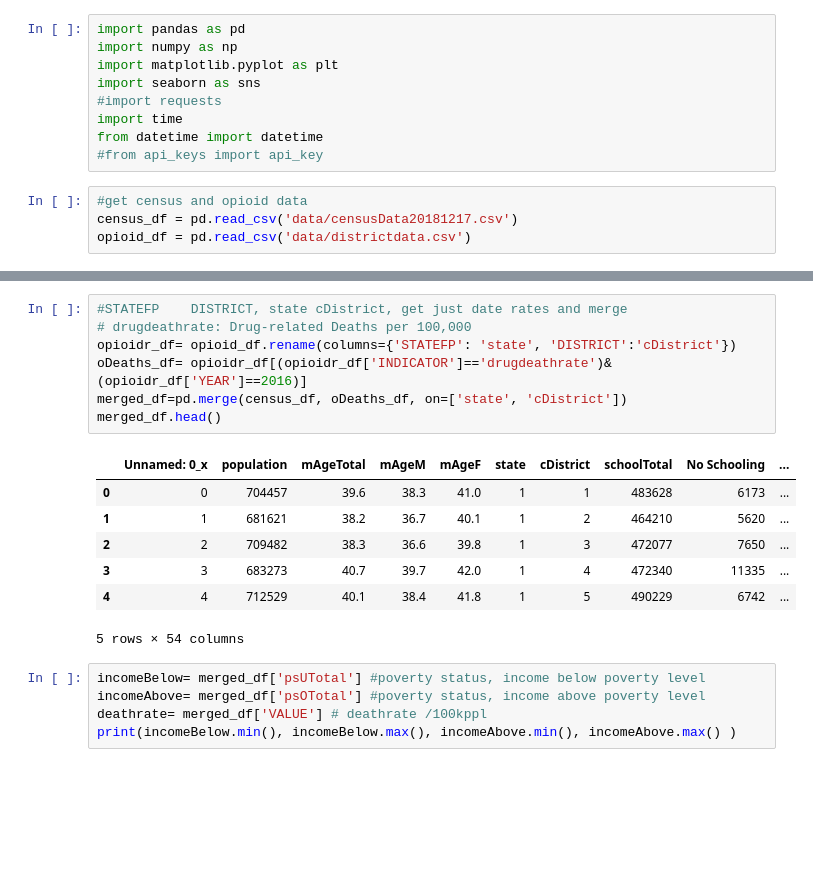
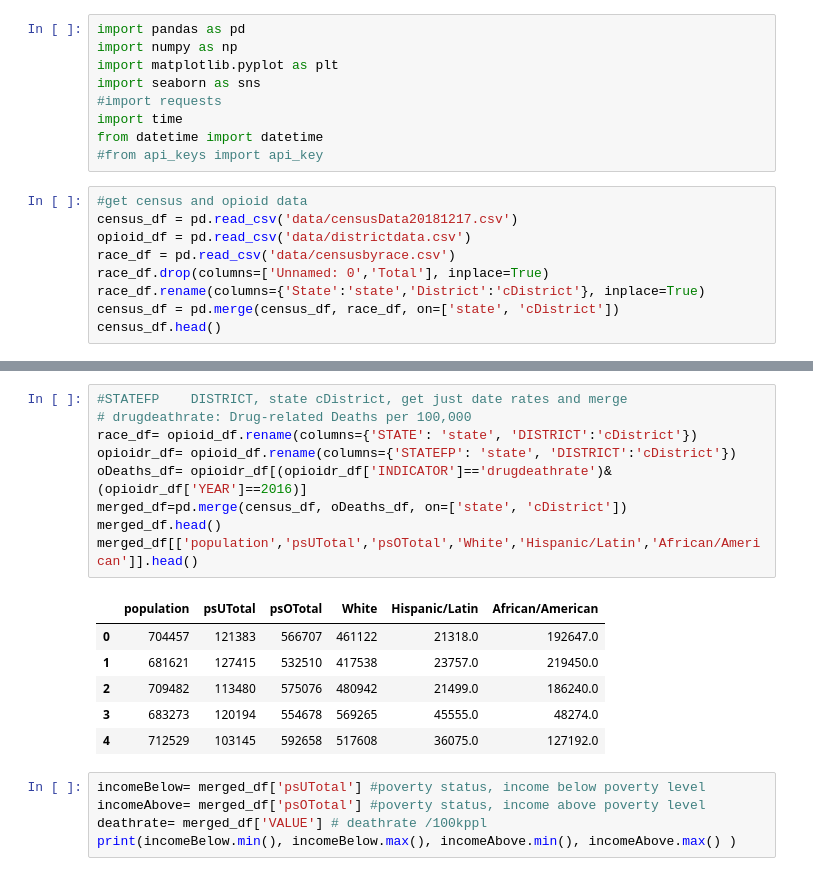
Before and after one commit to GregPoppe/opioid_project, a Jupyter notebook: povertyAndOpioids.ipynb, the cells around one changed output, grey strips where cells are left out. Cells and saved outputs as stored; diff of their text form; blank space fills up the shorter version.

Commit message:
Add ethnic data to merged data set

```diff
--- a/povertyAndOpioids.ipynb
+++ b/povertyAndOpioids.ipynb
@@ -13,3 +13,8 @@ from datetime import datetime
 #get census and opioid data
 census_df = pd.read_csv('data/censusData20181217.csv')
 opioid_df = pd.read_csv('data/districtdata.csv')
+race_df = pd.read_csv('data/censusbyrace.csv')
+race_df.drop(columns=['Unnamed: 0','Total'], inplace=True)
+race_df.rename(columns={'State':'state','District':'cDistrict'}, inplace=True)
+census_df = pd.merge(census_df, race_df, on=['state', 'cDistrict'])
+census_df.head()
@@ -16,18 +42,19 @@ opioid_df = pd.read_csv('data/districtdata.csv')
 # %%
 #STATEFP	DISTRICT, state	cDistrict, get just date rates and merge
 # drugdeathrate: Drug-related Deaths per 100,000
+race_df= opioid_df.rename(columns={'STATE': 'state', 'DISTRICT':'cDistrict'})
 opioidr_df= opioid_df.rename(columns={'STATEFP': 'state', 'DISTRICT':'cDistrict'})
 oDeaths_df= opioidr_df[(opioidr_df['INDICATOR']=='drugdeathrate')& (opioidr_df['YEAR']==2016)]
 merged_df=pd.merge(census_df, oDeaths_df, on=['state', 'cDistrict'])
 merged_df.head()
+merged_df[['population','psUTotal','psOTotal','White','Hispanic/Latin','African/American']].head()
 # %% [output]
-|  | Unnamed: 0_x | population | mAgeTotal | mAgeM | mAgeF | state | cDistrict | schoolTotal | No Schooling | ... |
-| 0 | 0 | 704457 | 39.6 | 38.3 | 41.0 | 1 | 1 | 483628 | 6173 | ... |
-| 1 | 1 | 681621 | 38.2 | 36.7 | 40.1 | 1 | 2 | 464210 | 5620 | ... |
-| 2 | 2 | 709482 | 38.3 | 36.6 | 39.8 | 1 | 3 | 472077 | 7650 | ... |
-| 3 | 3 | 683273 | 40.7 | 39.7 | 42.0 | 1 | 4 | 472340 | 11335 | ... |
-| 4 | 4 | 712529 | 40.1 | 38.4 | 41.8 | 1 | 5 | 490229 | 6742 | ... |
+|  | population | psUTotal | psOTotal | White | Hispanic/Latin | African/American |
+| 0 | 704457 | 121383 | 566707 | 461122 | 21318.0 | 192647.0 |
+| 1 | 681621 | 127415 | 532510 | 417538 | 23757.0 | 219450.0 |
+| 2 | 709482 | 113480 | 575076 | 480942 | 21499.0 | 186240.0 |
+| 3 | 683273 | 120194 | 554678 | 569265 | 45555.0 | 48274.0 |
+| 4 | 712529 | 103145 | 592658 | 517608 | 36075.0 | 127192.0 |
-5 rows × 54 columns
 # %%
 incomeBelow= merged_df['psUTotal'] #poverty status, income below poverty level
 incomeAbove= merged_df['psOTotal'] #poverty status, income above poverty level
```
Also changed, not shown: parts of 23 cells of this notebook.
